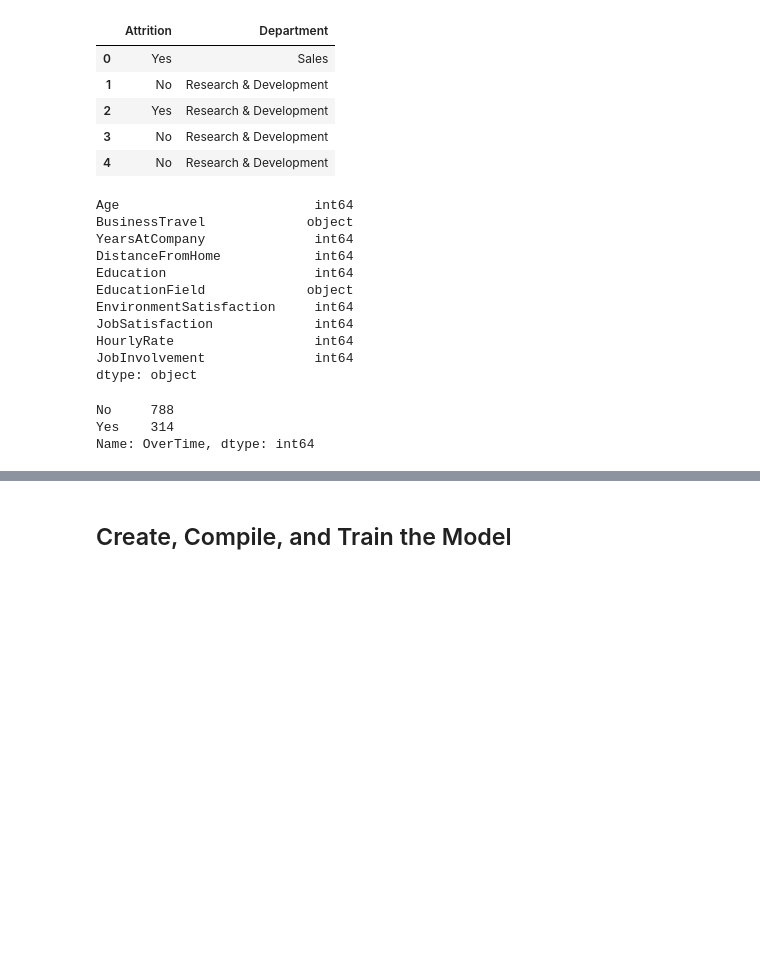
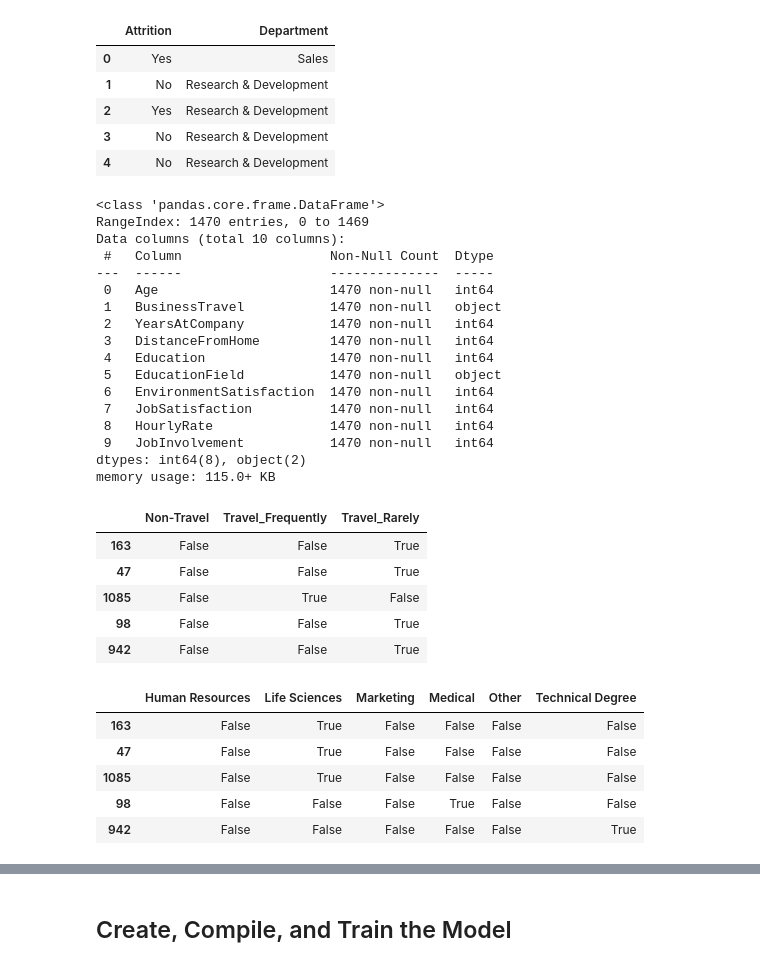
Before and after one commit to portillojj/neural-network-challenge-2, a Jupyter notebook: attrition.ipynb, the cells around one changed output, grey strips where cells are left out. Cells and saved outputs as stored; diff of their text form; code cells hidden in the pictures; blank space fills up the shorter version.

```diff
--- a/attrition.ipynb
+++ b/attrition.ipynb
@@ -63,19 +64,25 @@ X_df = attrition_df[column_names]
 X_df.head()
 
 # Show the data types for X_df
-X_df.dtypes
+X_df.info()
 # %% [output]
-Age                         int64
-BusinessTravel             object
-YearsAtCompany              int64
-DistanceFromHome            int64
-Education                   int64
-EducationField             object
-EnvironmentSatisfaction     int64
-JobSatisfaction             int64
-HourlyRate                  int64
-JobInvolvement              int64
-dtype: object
+<class 'pandas.core.frame.DataFrame'>
+RangeIndex: 1470 entries, 0 to 1469
+Data columns (total 10 columns):
+ #   Column                   Non-Null Count  Dtype
+---  ------                   --------------  -----
+ 0   Age                      1470 non-null   int64
+ 1   BusinessTravel           1470 non-null   object
+ 2   YearsAtCompany           1470 non-null   int64
+ 3   DistanceFromHome         1470 non-null   int64
+ 4   Education                1470 non-null   int64
+ 5   EducationField           1470 non-null   object
+ 6   EnvironmentSatisfaction  1470 non-null   int64
+ 7   JobSatisfaction          1470 non-null   int64
+ 8   HourlyRate               1470 non-null   int64
+ 9   JobInvolvement           1470 non-null   int64
+dtypes: int64(8), object(2)
+memory usage: 115.0+ KB
 # %%
 # Split the data into training and testing sets
 from sklearn.model_selection import train_test_split
@@ -83,7 +90,28 @@ X_train, X_test, y_train, y_test = train_test_split(X_df, y_df, test_size=0.2, r
 # %%
 # Convert your X data to numeric data types however you see fit
 # Add new code cells as necessary
+#encoder = OneHotEncoder(sparse=False)
+#encoder.fit_transform(X_train)
+X_train_bt = pd.get_dummies(X_train["BusinessTravel"])
+X_test_bt = pd.get_dummies(X_test["BusinessTravel"])
+
+X_train_bt.head()
 # %% [output]
-No     788
-Yes    314
-Name: OverTime, dtype: int64
+|  | Non-Travel | Travel_Frequently | Travel_Rarely |
+| 163 | False | False | True |
+| 47 | False | False | True |
+| 1085 | False | True | False |
+| 98 | False | False | True |
+| 942 | False | False | True |
+# %%
+X_train_edu = pd.get_dummies(X_train["EducationField"])
+X_test_edu = pd.get_dummies(X_test["EducationField"])
+
+X_train_edu.head()
+# %% [output]
+|  | Human Resources | Life Sciences | Marketing | Medical | Other | Technical Degree |
+| 163 | False | True | False | False | False | False |
+| 47 | False | True | False | False | False | False |
+| 1085 | False | True | False | False | False | False |
+| 98 | False | False | False | True | False | False |
+| 942 | False | False | False | False | False | True |
```
Also changed, not shown: parts of 15 cells of this notebook.
